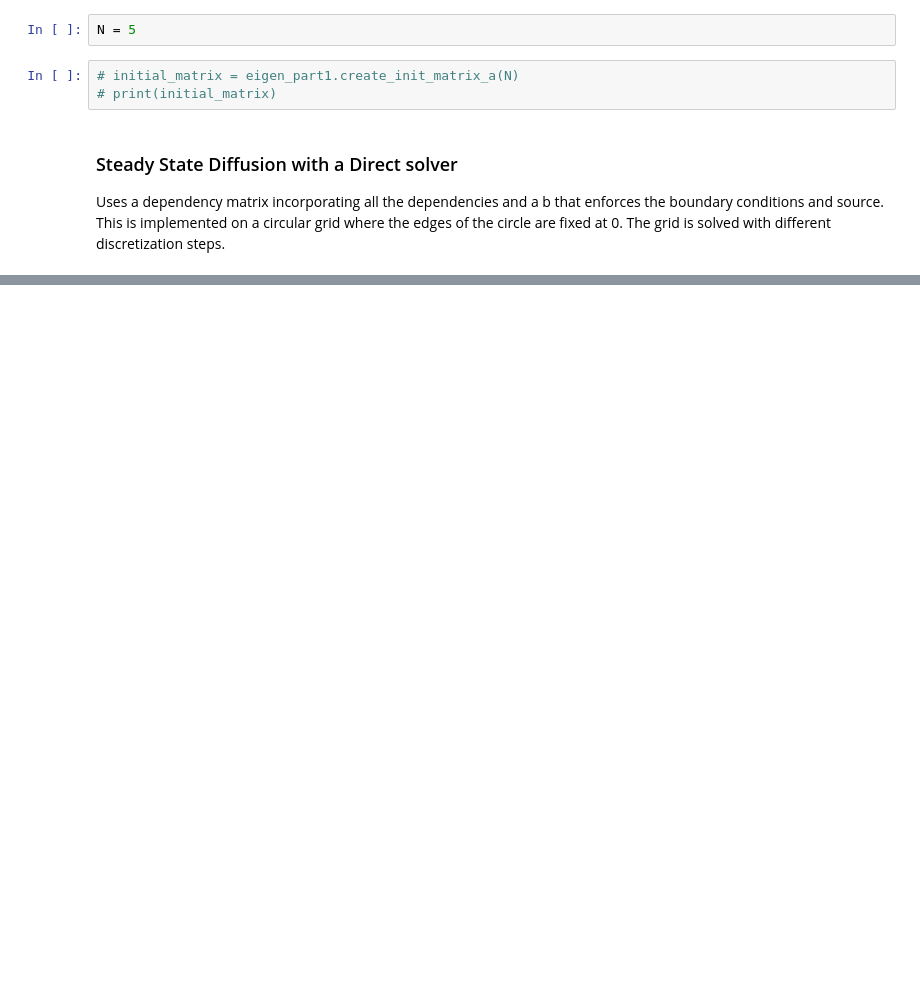
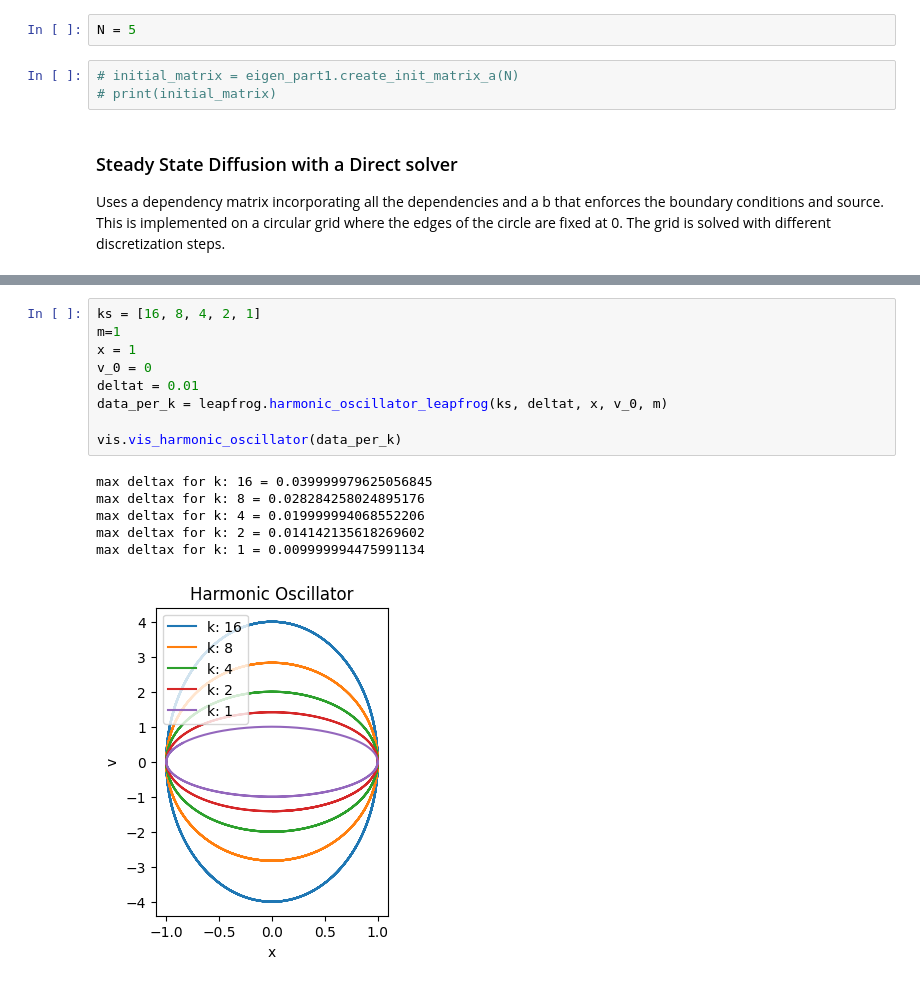
Before and after one commit to chrishoynck/Scientific_Computing_3, a Jupyter notebook: main.ipynb, the cells around one changed output, grey strips where cells are left out. Saved outputs shown, nothing was run; the diff lists cells and outputs as text; blank space fills up the shorter version.

```diff
--- a/main.ipynb
+++ b/main.ipynb
@@ -22,0 +27,16 @@ vis.plot_diffusion_circle(converged_grids, nntjes)
+# %%
+ks = [16, 8, 4, 2, 1]
+m=1
+x = 1
+v_0 = 0
+deltat = 0.01
+data_per_k = leapfrog.harmonic_oscillator_leapfrog(ks, deltat, x, v_0, m)
+
+vis.vis_harmonic_oscillator(data_per_k)
+# %% [output]
+max deltax for k: 16 = 0.039999979625056845
+max deltax for k: 8 = 0.028284258024895176
+max deltax for k: 4 = 0.019999994068552206
+max deltax for k: 2 = 0.014142135618269602
+max deltax for k: 1 = 0.009999994475991134
+[figure, added]
```
Also changed, not shown: parts of 2 cells of this notebook, 2 other files.
